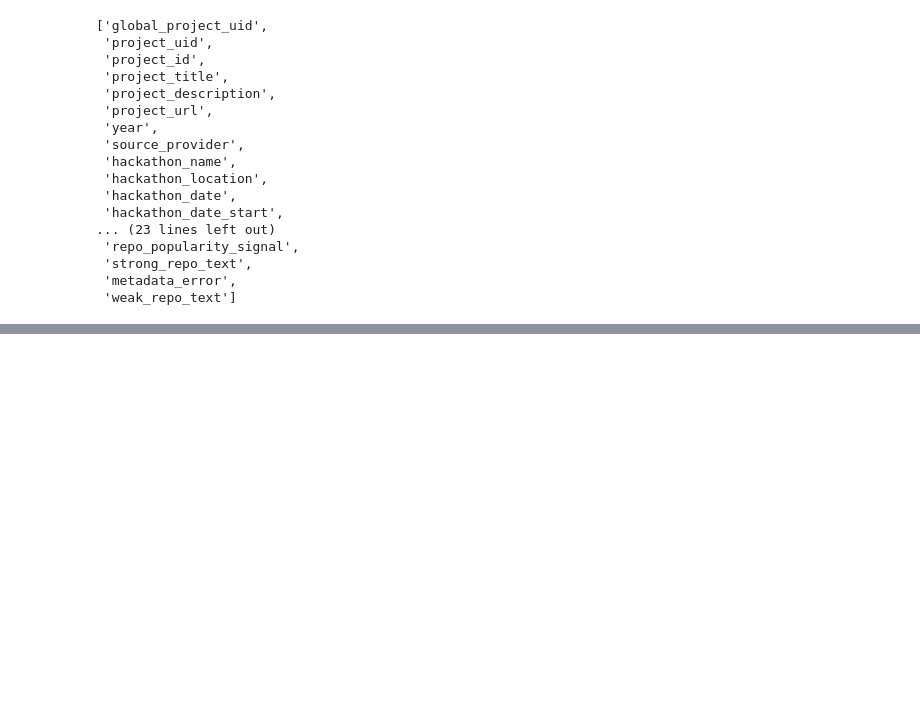
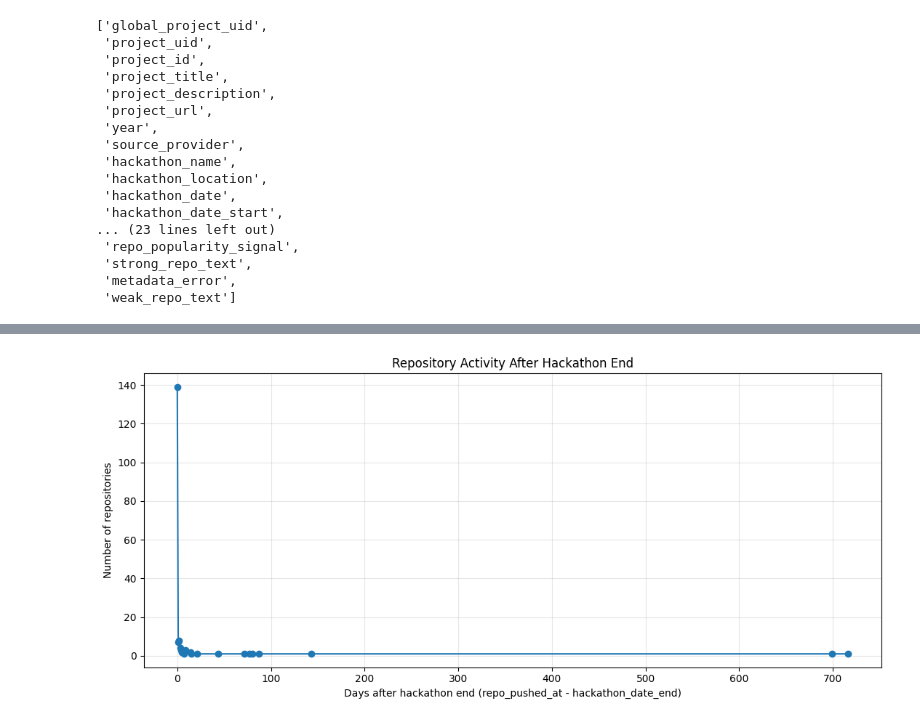
Before and after one commit to sdsc-ordes/open-pulse-hackalysis, a Jupyter notebook: notebooks/notebook.ipynb, the cells around one changed output, grey strips where cells are left out. Drawn from its saved outputs; the diff is of its cells as text; code cells hidden in the pictures; blank space fills up the shorter version.

```diff
--- a/notebooks/notebook.ipynb
+++ b/notebooks/notebook.ipynb
@@ -679,3 +925,10 @@ repo_analysis_scored.columns.to_list()
  'strong_repo_text',
  'metadata_error',
  'weak_repo_text']
+# %%
+repo_analysis_scored['activity_days'] = (
+    pd.to_datetime(repo_analysis_scored['repo_pushed_at'], errors='coerce', utc=True)
+    - pd.to_datetime(repo_analysis_scored['hackathon_date_end'], errors='coerce', utc=True)
+).dt.days.astype('Int64')
+
+repo_analysis_scored[['repo_pushed_at', 'hackathon_date_end', 'activity_days']]
@@ -681,0 +949,28 @@ repo_analysis_scored.columns.to_list()
+# %%
+import matplotlib.pyplot as plt
+
+# Ensure activity_days exists: days between last push and hackathon end date
+if 'activity_days' not in repo_analysis_scored.columns:
+    repo_analysis_scored['activity_days'] = (
+        pd.to_datetime(repo_analysis_scored['repo_pushed_at'], errors='coerce', utc=True)
+        - pd.to_datetime(repo_analysis_scored['hackathon_date_end'], errors='coerce', utc=True)
+    ).dt.days.astype('Int64')
+
+# Keep only activity on/after hackathon end
+activity_after = repo_analysis_scored.loc[
+    repo_analysis_scored['activity_days'].notna() & (repo_analysis_scored['activity_days'] >= 0),
+    'activity_days'
+].astype(int)
+
+activity_counts = activity_after.value_counts().sort_index()
+
+plt.figure(figsize=(11, 5))
+activity_counts.plot(kind='line', marker='o', linewidth=1.5)
+plt.title('Repository Activity After Hackathon End')
+plt.xlabel('Days after hackathon end (repo_pushed_at - hackathon_date_end)')
+plt.ylabel('Number of repositories')
+plt.grid(True, alpha=0.3)
+plt.tight_layout()
+plt.show()
+# %% [output]
+[figure, added]
```
Also changed, not shown: parts of 12 cells of this notebook, 1 other file.
